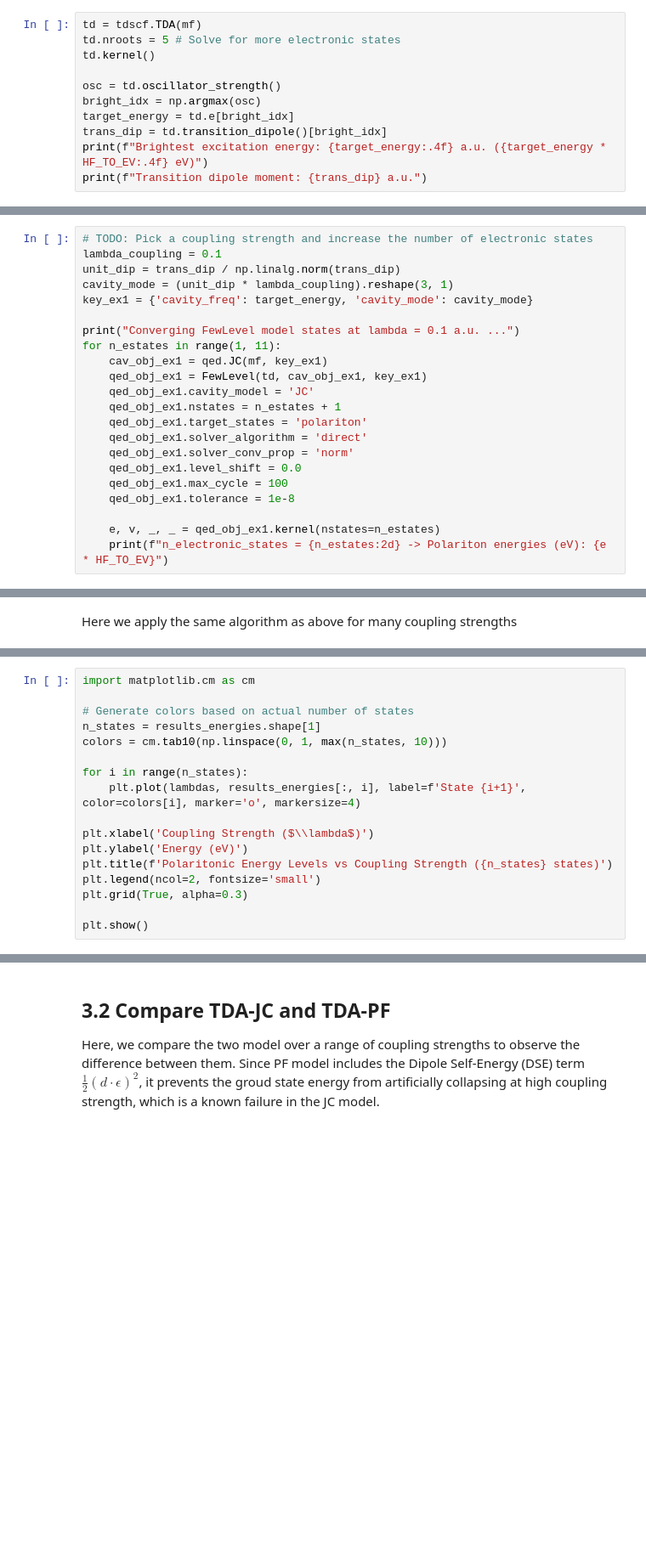
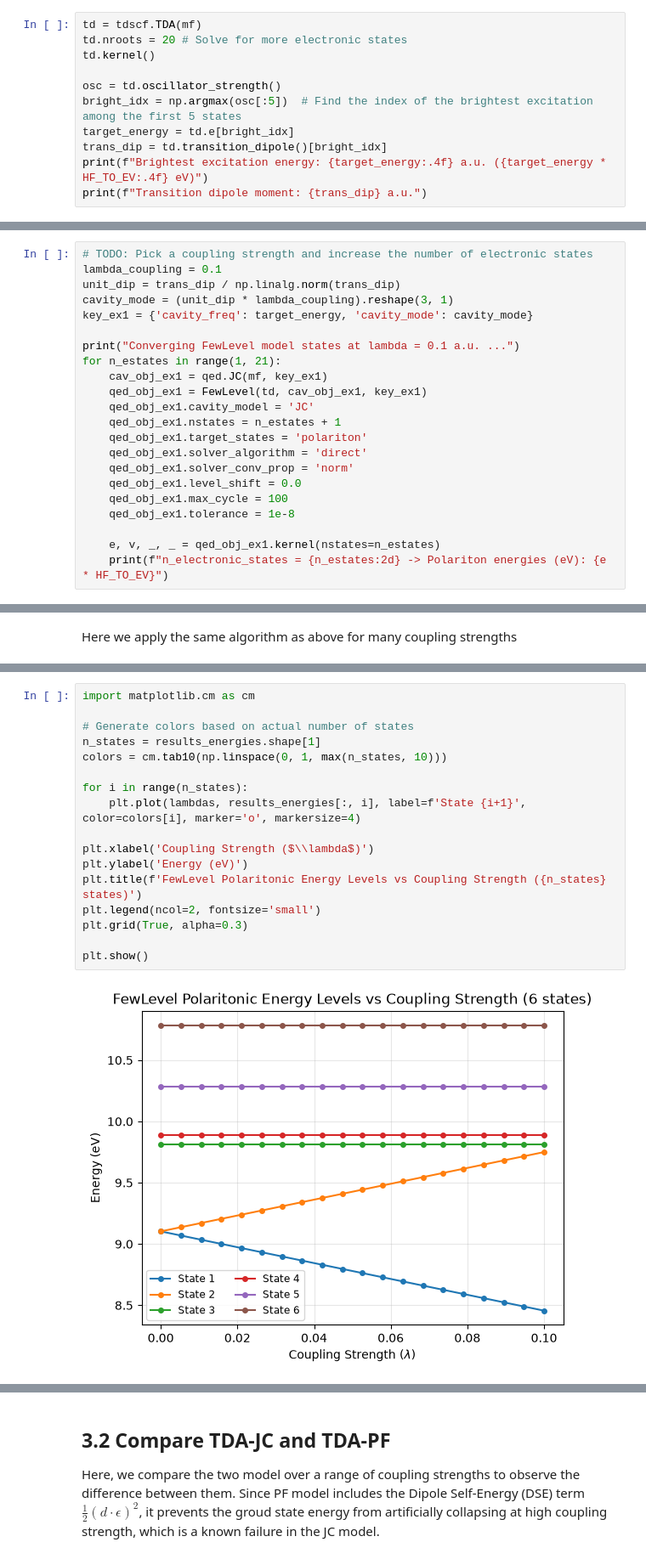
Before and after one commit to cc-ats/molecular-polariton-modeling, a Jupyter notebook: Lesson2_TDAnJC.ipynb, the cells around one changed output, grey strips where cells are left out. Shown at 85% size. Saved outputs shown, nothing was run; the diff lists cells and outputs as text; blank space fills up the shorter version.

```diff
--- a/Lesson2_TDAnJC.ipynb
+++ b/Lesson2_TDAnJC.ipynb
@@ -147,11 +153,11 @@ The transition dipole moments can be obtained directly from PySCF. One can also
 Excecute the cell below to obtain the brightest excitation energy and transition dipole moments (refer to previous tutorial for more detail.
 # %%
 td = tdscf.TDA(mf)
-td.nroots = 5 # Solve for more electronic states
+td.nroots = 20 # Solve for more electronic states
 td.kernel()
 
 osc = td.oscillator_strength()
-bright_idx = np.argmax(osc)
+bright_idx = np.argmax(osc[:5])  # Find the index of the brightest excitation among the first 5 states
 target_energy = td.e[bright_idx]
 trans_dip = td.transition_dipole()[bright_idx]
 print(f"Brightest excitation energy: {target_energy:.4f} a.u. ({target_energy * HF_TO_EV:.4f} eV)")
@@ -215,7 +237,7 @@ cavity_mode = (unit_dip * lambda_coupling).reshape(3, 1)
 key_ex1 = {'cavity_freq': target_energy, 'cavity_mode': cavity_mode}
 
 print("Converging FewLevel model states at lambda = 0.1 a.u. ...")
-for n_estates in range(1, 11):
+for n_estates in range(1, 21):
     cav_obj_ex1 = qed.JC(mf, key_ex1)
     qed_obj_ex1 = FewLevel(td, cav_obj_ex1, key_ex1)
     qed_obj_ex1.cavity_model = 'JC'
@@ -311,20 +386,22 @@ print(f"Shape of results: {results_energies.shape}") # Keep as probabilities (0
 # %%
 import matplotlib.cm as cm
 
 # Generate colors based on actual number of states
 n_states = results_energies.shape[1]
 colors = cm.tab10(np.linspace(0, 1, max(n_states, 10)))
 
 for i in range(n_states):
     plt.plot(lambdas, results_energies[:, i], label=f'State {i+1}', color=colors[i], marker='o', markersize=4)
 
 plt.xlabel('Coupling Strength ($\\lambda$)')
 plt.ylabel('Energy (eV)')
-plt.title(f'Polaritonic Energy Levels vs Coupling Strength ({n_states} states)')
+plt.title(f'FewLevel Polaritonic Energy Levels vs Coupling Strength ({n_states} states)')
 plt.legend(ncol=2, fontsize='small')
 plt.grid(True, alpha=0.3)
 
 plt.show()
+# %% [output]
+[figure, added]
 # %% [markdown]
 ---
 # 📋 Part 3: Tamm-Dancoff approximation Pauli-Fierz (TDA-PF) model
```
Also changed, not shown: parts of 15 cells of this notebook.
